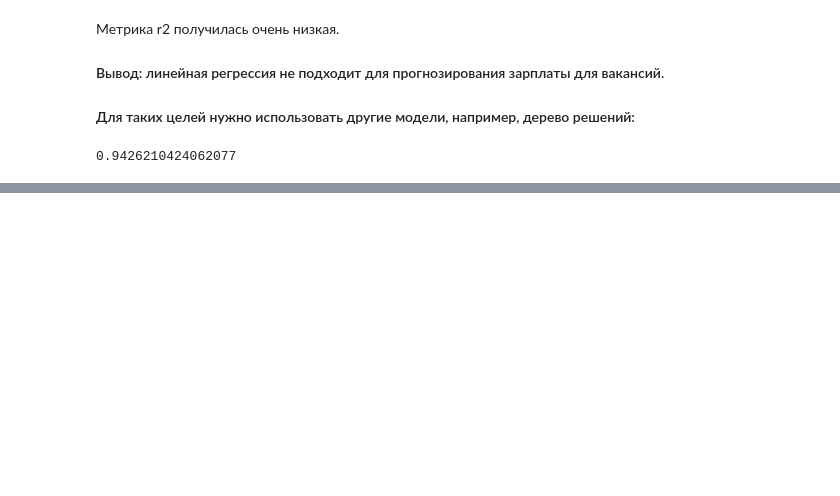
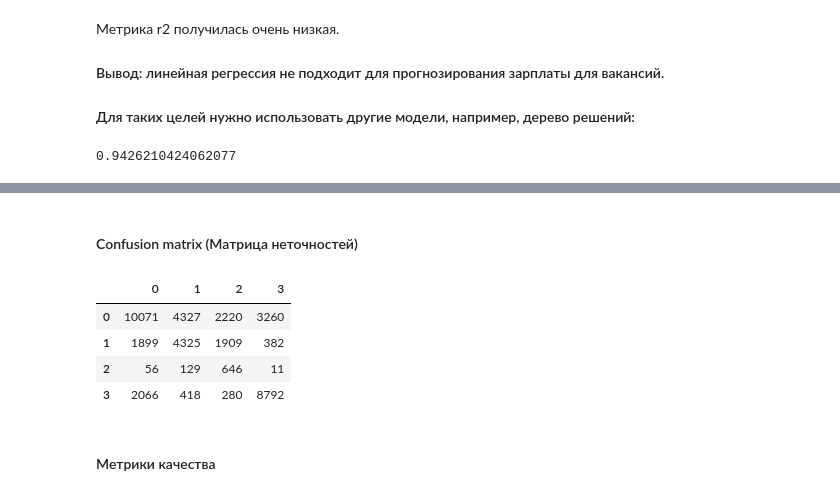
Before and after one commit to saspav/DA-104, a Jupyter notebook: Павлова_СВ_stats.ipynb, the cells around one changed output, grey strips where cells are left out. Saved outputs shown, nothing was run; the diff lists cells and outputs as text; code cells hidden in the pictures; blank space fills up the shorter version.

```diff
--- a/Павлова_СВ_stats.ipynb
+++ b/Павлова_СВ_stats.ipynb
@@ -873,0 +907,18 @@ r2_score(y, DT.predict(X))
+# %%
+# удаление из данных исходных категориальных колонок и лишних с зарплатами
+out_cols = ['name', 'name_part1', 'name_part2', 'salary_max', 'region',
+            'area_id', 'area_name', 'employer_id', 'employer_name',
+            'experience_id', 'experience_name', 'key_skills_id', 'key_skills_name',
+            'specializations_id', 'specializations_name', 'salary_koeff',
+            'salary_avg', 'used', 'sp_idx', 0, '0',
+            'between1And3', 'between3And6','noExperience', 'moreThan6']
+dfl = dfm.drop([col for col in out_cols if col in dfm.columns], axis=1)
+y = dfl.experience
+X = dfl.drop('experience', axis=1)
+# %%
+# выполним нормализацию входных данных salary_min
+X = StandardScaler().fit_transform(X)
+# %%
+LogR = LogisticRegression(class_weight='balanced', multi_class='multinomial', random_state=2022)
+LogR.fit(X, y)
+LogR.intercept_, LogR.coef_
@@ -873,0 +935,14 @@ r2_score(y, DT.predict(X))
+# %%
+predict_y = LogR.predict(X)
+# %% [markdown]
+#### Confusion matrix (Матрица неточностей)
+# %%
+pd.DataFrame(confusion_matrix(y, predict_y))
+# %% [output]
+|  | 0 | 1 | 2 | 3 |
+| 0 | 10071 | 4327 | 2220 | 3260 |
+| 1 | 1899 | 4325 | 1909 | 382 |
+| 2 | 56 | 129 | 646 | 11 |
+| 3 | 2066 | 418 | 280 | 8792 |
+# %% [markdown]
+#### Метрики качества
```
Also changed, not shown: parts of 30 cells of this notebook.
